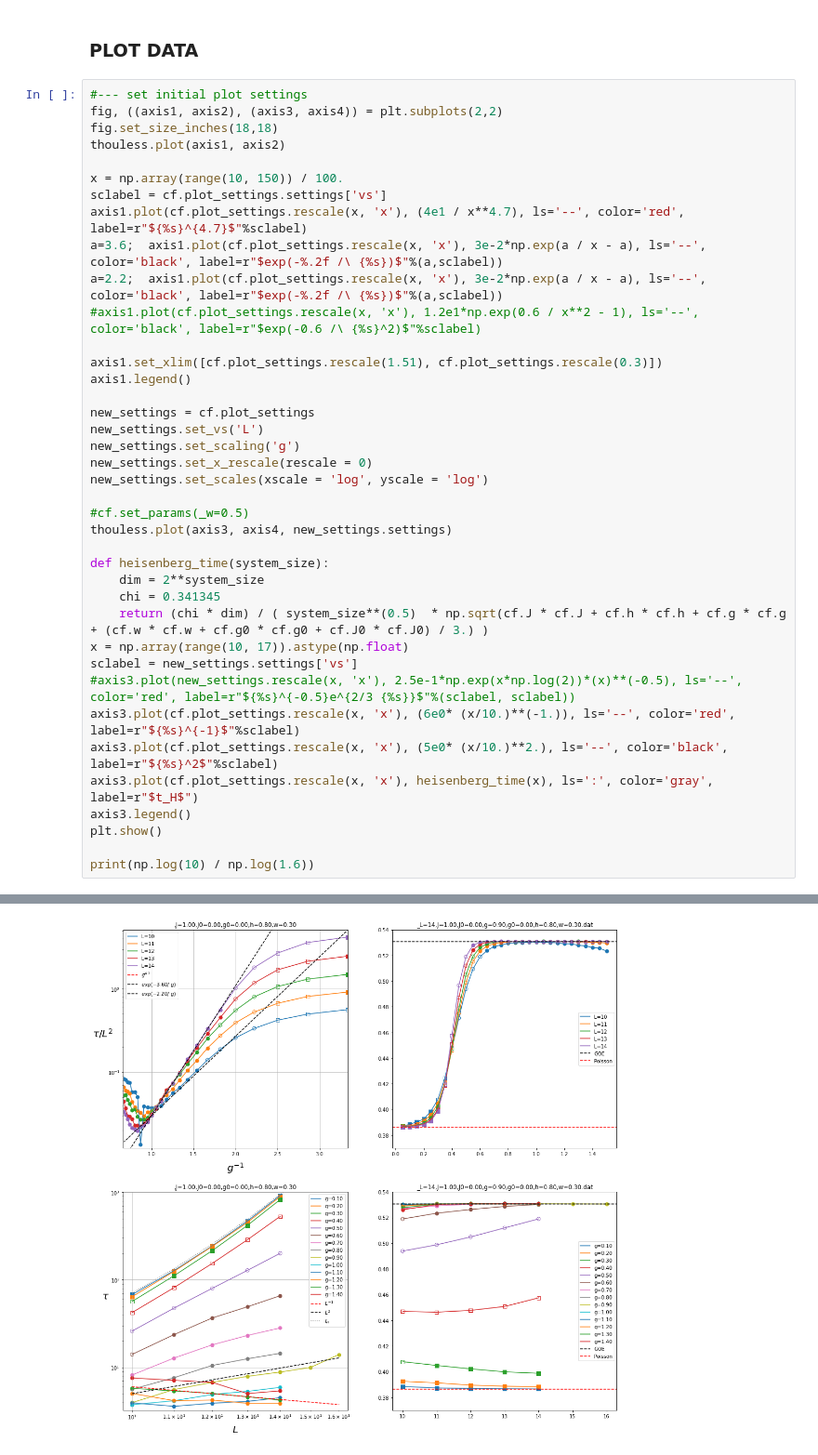
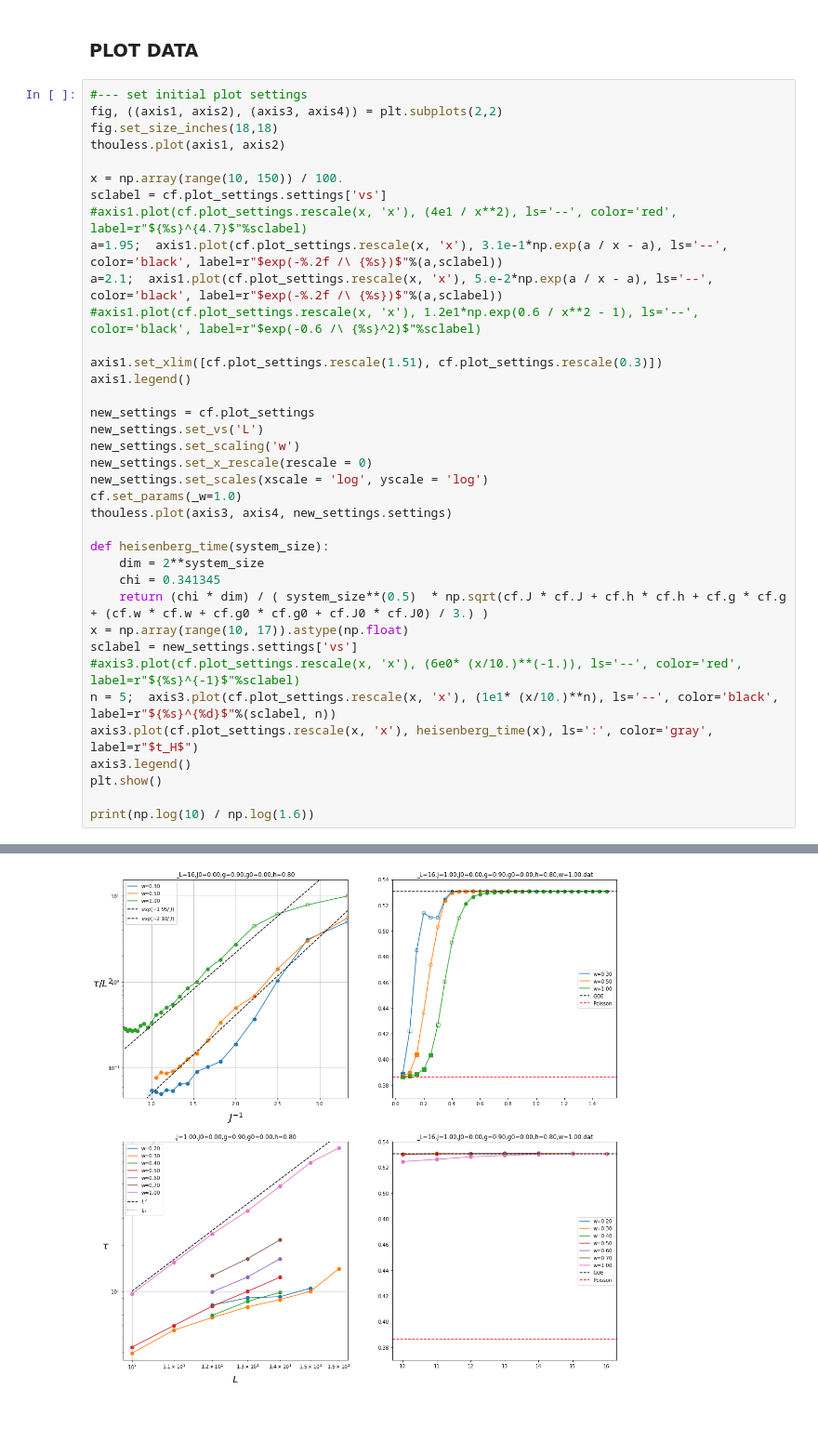
Before and after one commit to makskliczkowski/Transverse_Ising_ETH, a Jupyter notebook: IsignTransverse_ETH/Python/sff_thouless.ipynb, the cells around one changed output, grey strips where cells are left out. Shown at 93% size. Saved outputs shown, nothing was run; the diff lists cells and outputs as text; blank space fills up the shorter version.

```diff
--- a/IsignTransverse_ETH/Python/sff_thouless.ipynb
+++ b/IsignTransverse_ETH/Python/sff_thouless.ipynb
@@ -72,9 +72,9 @@ thouless.plot(axis1, axis2)
 
 x = np.array(range(10, 150)) / 100.
 sclabel = cf.plot_settings.settings['vs']
-axis1.plot(cf.plot_settings.rescale(x, 'x'), (4e1 / x**4.7), ls='--', color='red', label=r"${%s}^{4.7}$"%sclabel)
-a=3.6;  axis1.plot(cf.plot_settings.rescale(x, 'x'), 3e-2*np.exp(a / x - a), ls='--', color='black', label=r"$exp(-%.2f /\ {%s})$"%(a,sclabel))
-a=2.2;  axis1.plot(cf.plot_settings.rescale(x, 'x'), 3e-2*np.exp(a / x - a), ls='--', color='black', label=r"$exp(-%.2f /\ {%s})$"%(a,sclabel))
+#axis1.plot(cf.plot_settings.rescale(x, 'x'), (4e1 / x**2), ls='--', color='red', label=r"${%s}^{4.7}$"%sclabel)
+a=1.95;  axis1.plot(cf.plot_settings.rescale(x, 'x'), 3.1e-1*np.exp(a / x - a), ls='--', color='black', label=r"$exp(-%.2f /\ {%s})$"%(a,sclabel))
+a=2.1;  axis1.plot(cf.plot_settings.rescale(x, 'x'), 5.e-2*np.exp(a / x - a), ls='--', color='black', label=r"$exp(-%.2f /\ {%s})$"%(a,sclabel))
 #axis1.plot(cf.plot_settings.rescale(x, 'x'), 1.2e1*np.exp(0.6 / x**2 - 1), ls='--', color='black', label=r"$exp(-0.6 /\ {%s}^2)$"%sclabel)
 
 axis1.set_xlim([cf.plot_settings.rescale(1.51), cf.plot_settings.rescale(0.3)])
@@ -82,11 +82,10 @@ axis1.legend()
 
 new_settings = cf.plot_settings
 new_settings.set_vs('L')
-new_settings.set_scaling('g')
+new_settings.set_scaling('w')
 new_settings.set_x_rescale(rescale = 0)
 new_settings.set_scales(xscale = 'log', yscale = 'log')
-
-#cf.set_params(_w=0.5)
+cf.set_params(_w=1.0)
 thouless.plot(axis3, axis4, new_settings.settings)
 
 def heisenberg_time(system_size):
@@ -95,9 +94,8 @@ def heisenberg_time(system_size):
     return (chi * dim) / ( system_size**(0.5)  * np.sqrt(cf.J * cf.J + cf.h * cf.h + cf.g * cf.g + (cf.w * cf.w + cf.g0 * cf.g0 + cf.J0 * cf.J0) / 3.) )
 x = np.array(range(10, 17)).astype(np.float)
 sclabel = new_settings.settings['vs']
-#axis3.plot(new_settings.rescale(x, 'x'), 2.5e-1*np.exp(x*np.log(2))*(x)**(-0.5), ls='--', color='red', label=r"${%s}^{-0.5}e^{2/3 {%s}}$"%(sclabel, sclabel))
-axis3.plot(cf.plot_settings.rescale(x, 'x'), (6e0* (x/10.)**(-1.)), ls='--', color='red', label=r"${%s}^{-1}$"%sclabel)
-axis3.plot(cf.plot_settings.rescale(x, 'x'), (5e0* (x/10.)**2.), ls='--', color='black', label=r"${%s}^2$"%sclabel)
+#axis3.plot(cf.plot_settings.rescale(x, 'x'), (6e0* (x/10.)**(-1.)), ls='--', color='red', label=r"${%s}^{-1}$"%sclabel)
+n = 5;  axis3.plot(cf.plot_settings.rescale(x, 'x'), (1e1* (x/10.)**n), ls='--', color='black', label=r"${%s}^{%d}$"%(sclabel, n))
 axis3.plot(cf.plot_settings.rescale(x, 'x'), heisenberg_time(x), ls=':', color='gray', label=r"$t_H$")
 axis3.legend()
 plt.show()
@@ -124,2 +122,2 @@ x0=0.00
-[figure, old version]
+[figure, new version]
 4.899079389427794
```
Also changed, not shown: parts of 2 cells of this notebook, 7 other files.
